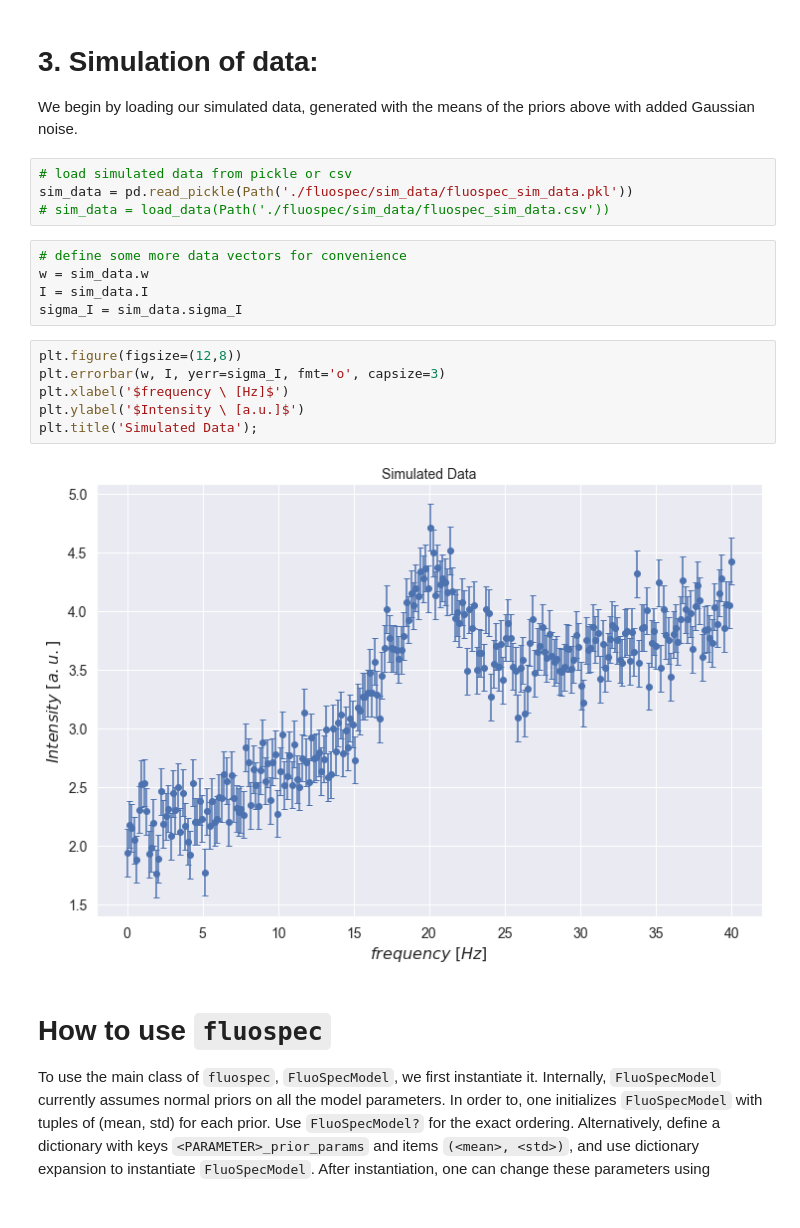
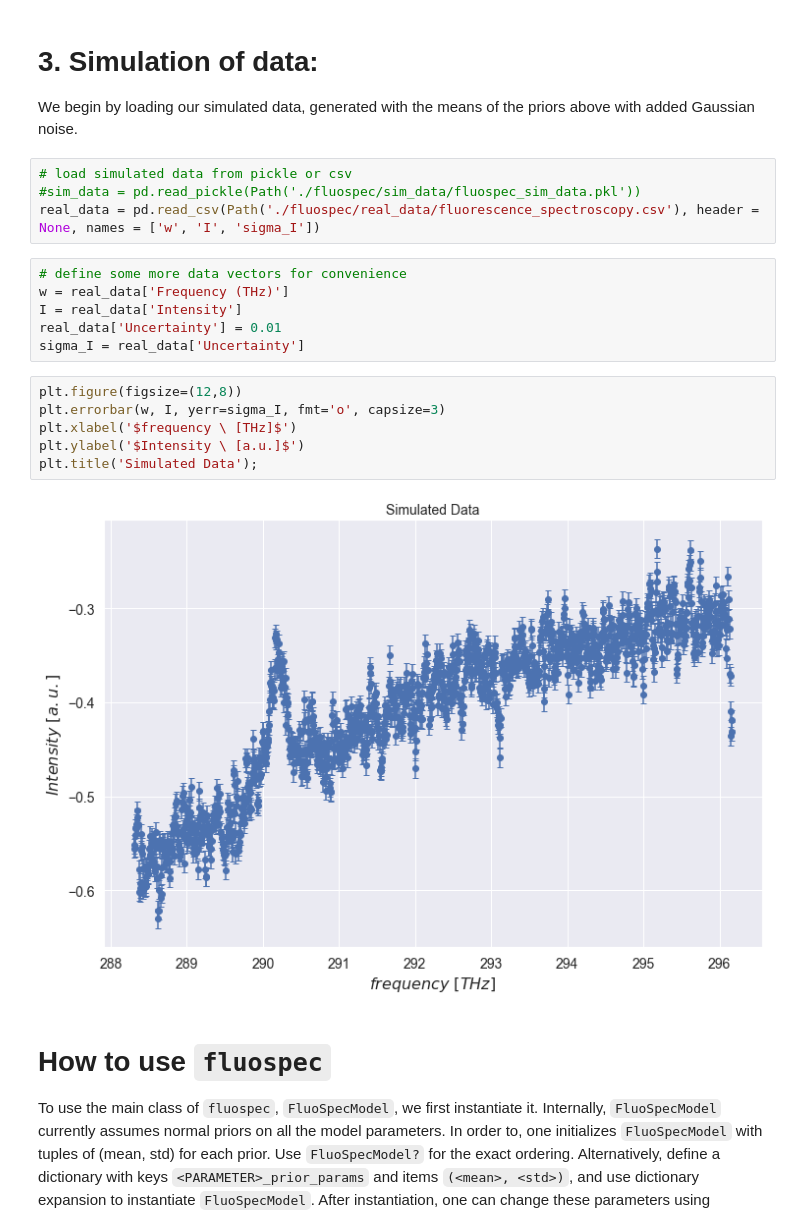
Before and after one commit to phys201/FluorescenceSpectroscopy, a Jupyter notebook: documentation.ipynb, the cells around one changed output. Drawn from its saved outputs; the diff is of its cells as text.

Commit message:
Updated documentation.ipynb
Added real data and changed priors to gamma for positive values

```diff
--- a/documentation.ipynb
+++ b/documentation.ipynb
@@ -72,21 +73,22 @@ $$ \boxed{y_i \sim \text{normal}(\mu_i = I_T(\omega_i) ,\sigma_i = 0.2)\\A \sim
 We begin by loading our simulated data, generated with the means of the priors above with added Gaussian noise.
 # %%
 # load simulated data from pickle or csv
-sim_data = pd.read_pickle(Path('./fluospec/sim_data/fluospec_sim_data.pkl'))
-# sim_data = load_data(Path('./fluospec/sim_data/fluospec_sim_data.csv'))
+#sim_data = pd.read_pickle(Path('./fluospec/sim_data/fluospec_sim_data.pkl'))
+real_data = pd.read_csv(Path('./fluospec/real_data/fluorescence_spectroscopy.csv'), header = None, names = ['w', 'I', 'sigma_I'])
 # %%
 # define some more data vectors for convenience
-w = sim_data.w
-I = sim_data.I
-sigma_I = sim_data.sigma_I
+w = real_data['Frequency (THz)']
+I = real_data['Intensity']
+real_data['Uncertainty'] = 0.01
+sigma_I = real_data['Uncertainty']
 # %%
 plt.figure(figsize=(12,8))
 plt.errorbar(w, I, yerr=sigma_I, fmt='o', capsize=3)
-plt.xlabel('$frequency \ [Hz]$')
+plt.xlabel('$frequency \ [THz]$')
 plt.ylabel('$Intensity \ [a.u.]$')
 plt.title('Simulated Data');
 # %% [output]
-[figure, old version]
+[figure, new version]
 # %% [markdown]
 # How to use `fluospec`
 
```
Also changed, not shown: parts of 7 cells of this notebook.
